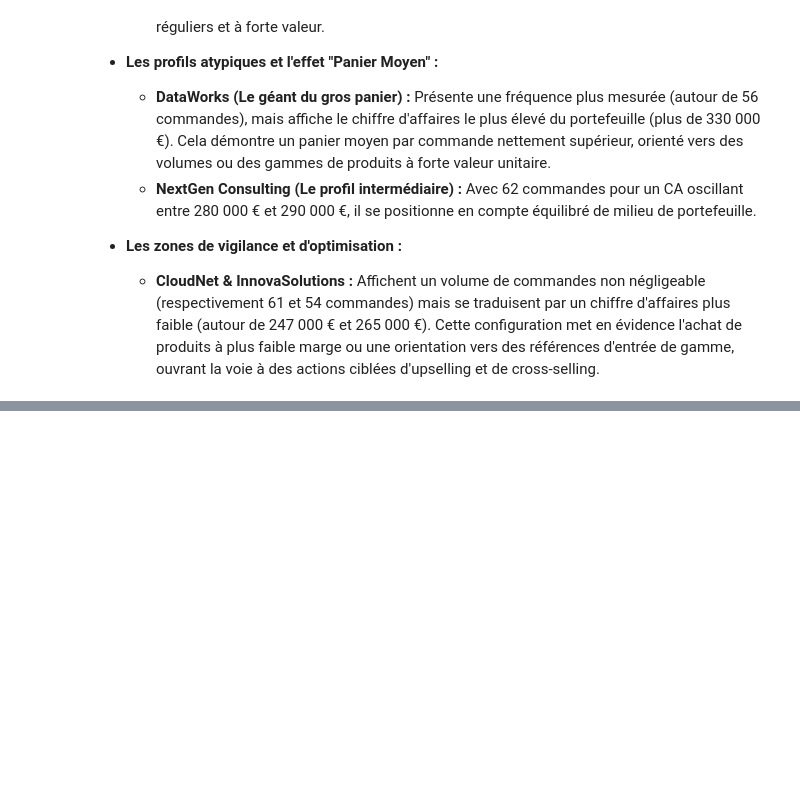
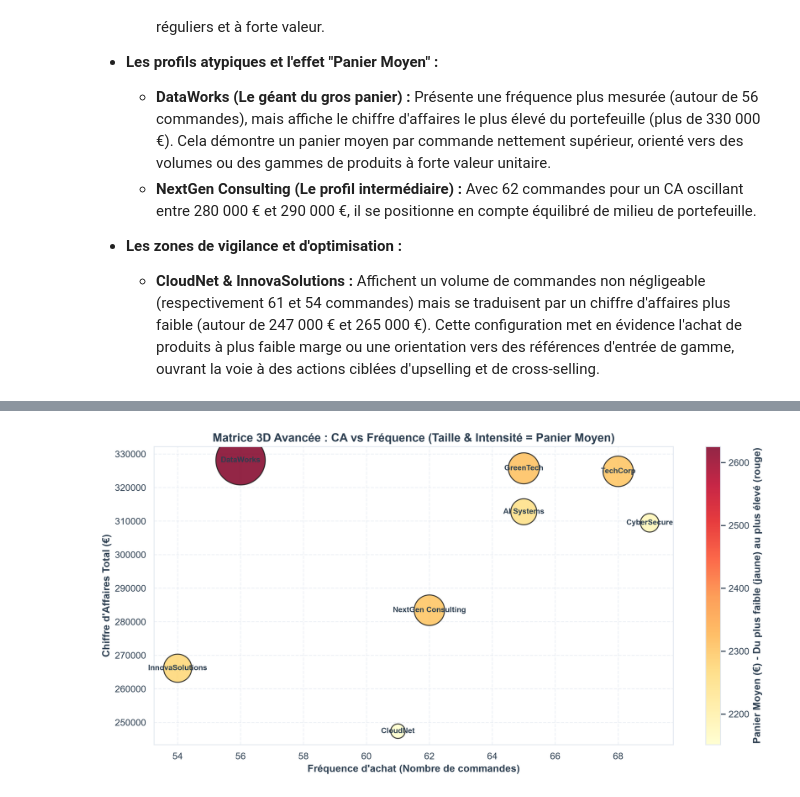
Before and after one commit to Bartel138/analyse-ventes-b2b-python, a Jupyter notebook: 03_analyse_clients.ipynb, the cells around one changed output, grey strips where cells are left out. Saved outputs shown, nothing was run; the diff lists cells and outputs as text; code cells hidden in the pictures; blank space fills up the shorter version.

```diff
--- a/03_analyse_clients.ipynb
+++ b/03_analyse_clients.ipynb
@@ -494,0 +650,52 @@ plt.show()
+# %%
+# 1. Préparation des données avec agrégation multiple
+df_bubble = Sales.groupby("CompanyName").agg(
+    ChiffreAffaires=("TotalPrice", "sum"),
+    Frequence=("OrderID", "nunique"),
+    PanierMoyen=("TotalPrice", "mean")
+).reset_index()
+
+# 2. Création de la figure
+fig, ax = plt.subplots()
+
+# Normalisation forte de la taille pour bien voir les écarts
+min_size, max_size = 300, 3500
+pm_min = df_bubble["PanierMoyen"].min()
+pm_max = df_bubble["PanierMoyen"].max()
+bubble_sizes = min_size + (df_bubble["PanierMoyen"] - pm_min) / (pm_max - pm_min) * (max_size - min_size)
+
+# Tracé du Bubble Chart avec une palette chaude (YlOrRd)
+scatter = ax.scatter(
+    df_bubble["Frequence"],
+    df_bubble["ChiffreAffaires"],
+    s=bubble_sizes,                      # La taille pilote le volume du panier
+    c=df_bubble["PanierMoyen"],          # La couleur pilote l'intensité (du jaune au rouge)
+    cmap='YlOrRd',                       # Palette chaude pour un contraste visuel immédiat
+    alpha=0.85,
+    edgecolors='k',
+    linewidths=1.2
+)
+
+# --- Ajout de la Colorbar explicite ---
+cbar = plt.colorbar(scatter, ax=ax)
+cbar.set_label("Panier Moyen (€) - Du plus faible (jaune) au plus élevé (rouge)", fontweight='bold')
+
+# 3. Ajout des étiquettes (les noms des clients au centre des bulles)
+for i, row in df_bubble.iterrows():
+    ax.annotate(
+        row["CompanyName"],
+        (row["Frequence"], row["ChiffreAffaires"]),
+        xytext=(0, 0), textcoords="offset points",
+        fontsize=9, fontweight='bold',
+        ha='center', va='center'
+    )
+
+# Habillage et mise en page
+ax.set_xlabel("Fréquence d'achat (Nombre de commandes)", fontweight='bold')
+ax.set_ylabel("Chiffre d'Affaires Total (€)", fontweight='bold')
+ax.set_title("Matrice 3D Avancée : CA vs Fréquence (Taille & Intensité = Panier Moyen)", fontsize=14, fontweight='bold')
+
+plt.tight_layout()
+plt.show()
+# %% [output]
+[figure, added]
```
Also changed, not shown: parts of 13 cells of this notebook, 1 other file.
